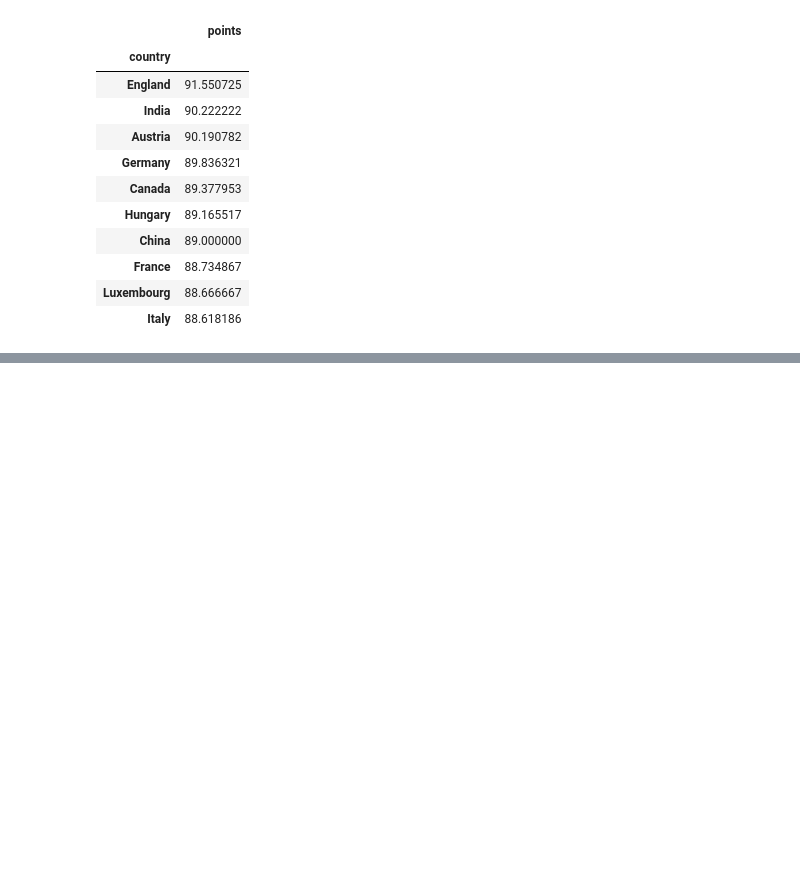
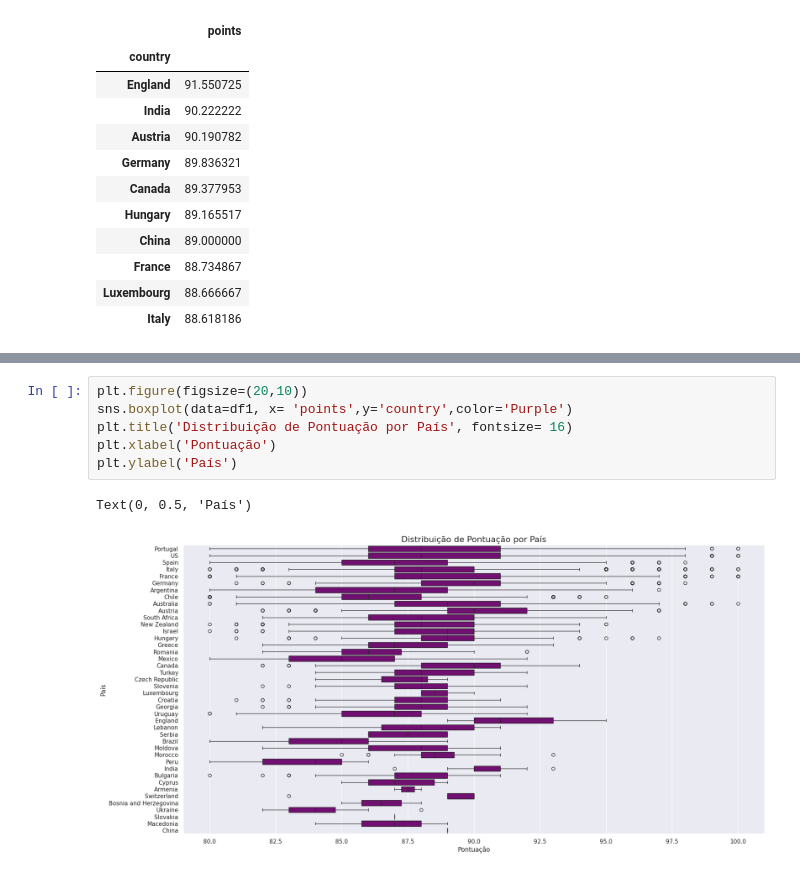
Before and after one commit to Niltonguerra/mineracaoDeDados6Semestre, a Jupyter notebook: Nilton_Dionisio_Guerra_P1.ipynb, the cells around one changed output, grey strips where cells are left out. Cells and saved outputs as stored; diff of their text form; blank space fills up the shorter version.

```diff
--- a/Nilton_Dionisio_Guerra_P1.ipynb
+++ b/Nilton_Dionisio_Guerra_P1.ipynb
@@ -250,0 +291,9 @@ melhor_qualidade.to_frame().style.background_gradient(cmap='Purples', high=0.5)
+# %%
+plt.figure(figsize=(20,10))
+sns.boxplot(data=df1, x= 'points',y='country',color='Purple')
+plt.title('Distribuição de Pontuação por País', fontsize= 16)
+plt.xlabel('Pontuação')
+plt.ylabel('País')
+# %% [output]
+Text(0, 0.5, 'País')
+[figure, added]
```
Also changed, not shown: parts of 5 cells of this notebook.
